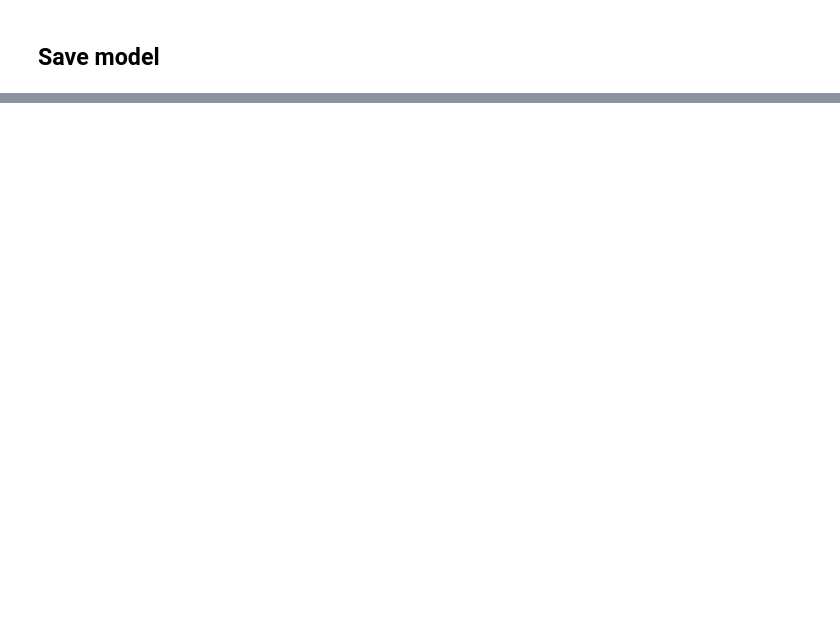
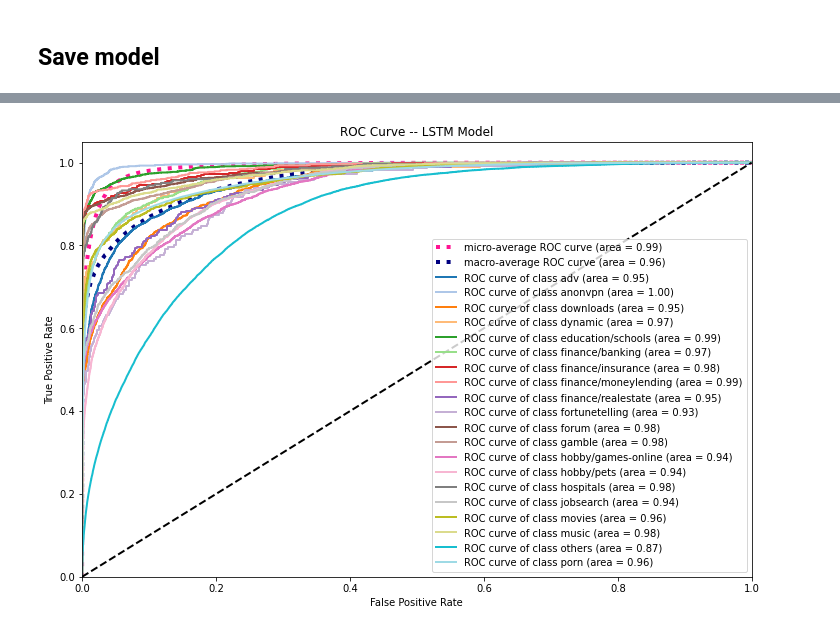
Before and after one commit to themains/pydomains, a Jupyter notebook: pydomains/models/shalla_pred_2017_lstm.ipynb, the cells around one changed output, grey strips where cells are left out. Cells and saved outputs as stored; diff of their text form; code cells hidden in the pictures; blank space fills up the shorter version.

```diff
--- a/pydomains/models/shalla_pred_2017_lstm.ipynb
+++ b/pydomains/models/shalla_pred_2017_lstm.ipynb
@@ -346,13 +337,13 @@ X_test = sequence.pad_sequences(X_test, maxlen=feature_len)
 print('X_train shape:', X_train.shape)
 print('X_test shape:', X_test.shape)
 
-num_classes = np.max(y_train) + 1
-print(num_classes, 'classes')
+n_classes = np.max(y_train) + 1
+print(n_classes, 'classes')
 
 print('Convert class vector to binary class matrix '
       '(for use with categorical_crossentropy)')
-y_train = keras.utils.to_categorical(y_train, num_classes)
-y_test = keras.utils.to_categorical(y_test, num_classes)
+y_train = keras.utils.to_categorical(y_train, n_classes)
+y_test = keras.utils.to_categorical(y_test, n_classes)
 print('y_train shape:', y_train.shape)
 print('y_test shape:', y_test.shape)
 # %% [output]
@@ -372,7 +363,7 @@ print('Build model...')
 model = Sequential()
 model.add(Embedding(num_words, 32, input_length=feature_len))
 model.add(LSTM(128, dropout=0.2, recurrent_dropout=0.2))
-model.add(Dense(num_classes, activation='softmax'))
+model.add(Dense(n_classes, activation='softmax'))
 
 # try using different optimizers and different optimizer configs
 model.compile(loss='categorical_crossentropy',
@@ -399,9 +391,9 @@ None
 # %%
 print('Train...')
 model.fit(X_train, y_train, batch_size=batch_size, epochs=EPOCHS,
-          validation_split=0.1, verbose=2)
+          validation_split=0.1, verbose=1)
 score, acc = model.evaluate(X_test, y_test,
-                            batch_size=batch_size, verbose=2)
+                            batch_size=batch_size, verbose=1)
 print('Test score:', score)
 print('Test accuracy:', acc)
 # %% [output]
@@ -459,0 +453,3 @@ pd.DataFrame(target_names, columns=['shalla_cat']).to_csv('./models/shalla_cat_n
+# %%
+y_score = model.predict(X_test, verbose=1)
+y_score
@@ -459,0 +471,70 @@ pd.DataFrame(target_names, columns=['shalla_cat']).to_csv('./models/shalla_cat_n
+# %%
+import numpy as np
+from scipy import interp
+import matplotlib.pyplot as plt
+from itertools import cycle
+from sklearn.metrics import roc_curve, auc
+
+# Plot linewidth.
+lw = 2
+
+# Compute ROC curve and ROC area for each class
+fpr = dict()
+tpr = dict()
+roc_auc = dict()
+for i in range(n_classes):
+    fpr[i], tpr[i], _ = roc_curve(y_test[:, i], y_score[:, i])
+    roc_auc[i] = auc(fpr[i], tpr[i])
+# Compute micro-average ROC curve and ROC area
+fpr["micro"], tpr["micro"], _ = roc_curve(y_test.ravel(), y_score.ravel())
+roc_auc["micro"] = auc(fpr["micro"], tpr["micro"])
+
+# Compute macro-average ROC curve and ROC area
+
+# First aggregate all false positive rates
+all_fpr = np.unique(np.concatenate([fpr[i] for i in range(n_classes)]))
+
+# Then interpolate all ROC curves at this points
+mean_tpr = np.zeros_like(all_fpr)
+for i in range(n_classes):
+    mean_tpr += interp(all_fpr, fpr[i], tpr[i])
+
+# Finally average it and compute AUC
+mean_tpr /= n_classes
+
+fpr["macro"] = all_fpr
+tpr["macro"] = mean_tpr
+roc_auc["macro"] = auc(fpr["macro"], tpr["macro"])
+
+# Plot all ROC curves
+plt.figure(1, figsize=(12, 8))
+plt.plot(fpr["micro"], tpr["micro"],
+         label='micro-average ROC curve (area = {0:0.2f})'
+               ''.format(roc_auc["micro"]),
+         color='deeppink', linestyle=':', linewidth=4)
+
+plt.plot(fpr["macro"], tpr["macro"],
+         label='macro-average ROC curve (area = {0:0.2f})'
+               ''.format(roc_auc["macro"]),
+         color='navy', linestyle=':', linewidth=4)
+
+cmap = plt.get_cmap("tab20")
+colors = cycle([cmap(i) for i in range(n_classes)])
+
+for i, color in zip(range(n_classes), colors):
+    plt.plot(fpr[i], tpr[i], color=color, lw=lw,
+             label='ROC curve of class {0} (area = {1:0.2f})'
+             ''.format(class_labels[i], roc_auc[i]))
+    if i >= 19:
+        break
+
+plt.plot([0, 1], [0, 1], 'k--', lw=lw)
+plt.xlim([0.0, 1.0])
+plt.ylim([0.0, 1.05])
+plt.xlabel('False Positive Rate')
+plt.ylabel('True Positive Rate')
+plt.title('ROC Curve -- LSTM Model')
+plt.legend(loc="lower right")
+plt.show()
+# %% [output]
+[figure, added]
```
Also changed, not shown: parts of 14 cells of this notebook, 9 other files.
